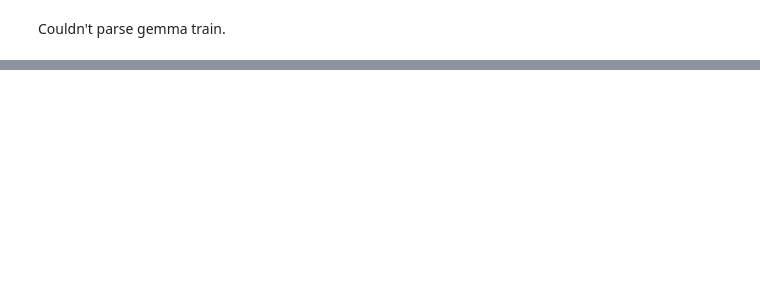
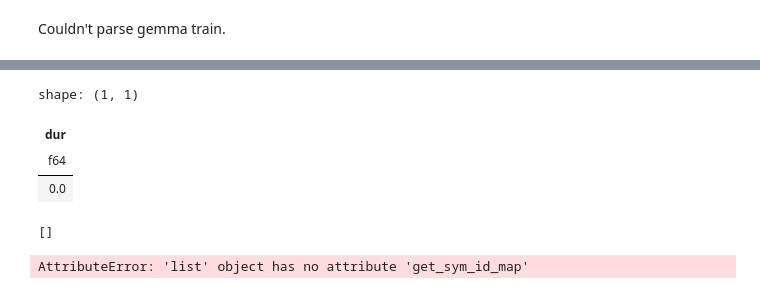
Before and after one commit to ice-rlab/accel-sim-framework-fork, a Jupyter notebook: hta.ipynb, the cells around one changed output, grey strips where cells are left out. Saved outputs shown, nothing was run; the diff lists cells and outputs as text; code cells hidden in the pictures; blank space fills up the shorter version.

```diff
--- a/hta.ipynb
+++ b/hta.ipynb
@@ -5,13 +6,13 @@ import glob
 # %% [markdown]
 Couldn't parse gemma train.
 # %%
-bw_dfs = []
+dfs = []
 for path in glob.glob("/proj/threadtune-PG0/amir/kineto_traces/*"):
     analyzer = TraceAnalysis({0: "device.0.json"}, path)
     rank = 0
     trace_data = analyzer.t.get_trace(rank)
     symbol_table = analyzer.t.symbol_table.get_sym_table()
-    bw_dfs.append(
+    dfs.append(
         pl.concat(
             pl.from_pandas(trace_data[trace_data["stream"] != -1])
             .select(pl.lit(rank).alias("rank"), pl.all())
@@ -19,13 +20,7 @@ for path in glob.glob("/proj/threadtune-PG0/amir/kineto_traces/*"):
         ).join(
             pl.from_dict({"name": list(range(len(symbol_table))), "s_name": symbol_table}),
             on="name",
-        ).select(
-            pl.lit(path).str.extract(r"/([^/]*)$").alias("model"),
-            (pl.col("memory_bw_gbps") * pl.col("dur") * 1e-6).sum().alias("memory_use_gb"),
-            ((pl.col("ts") + pl.col("dur")) * 1e-6).max().alias("time_s"),
-        ).with_columns(
-            (pl.col("memory_use_gb") / pl.col("time_s")).alias("memory_bw_gbps")
         )
     )
-pl.concat(bw_dfs)
+dfs
 # %% [output]
@@ -62,0 +61,17 @@ shape: (11, 4)
+# %%
+df = dfs[0].drop("bytes")
+# %%
+df.filter(pl.col("cat") == 132).select("dur").sum()
+# %% [output]
+shape: (1, 1)
+| dur |
+| f64 |
+| 0.0 |
+# %%
+[i for i in symbol_table if i == "trace"]
+# %% [output]
+[]
+# %%
+symbol_table.get_sym_id_map()
+# %% [output]
+AttributeError: 'list' object has no attribute 'get_sym_id_map'
```
Also changed, not shown: parts of 6 cells of this notebook, 4 other files.
